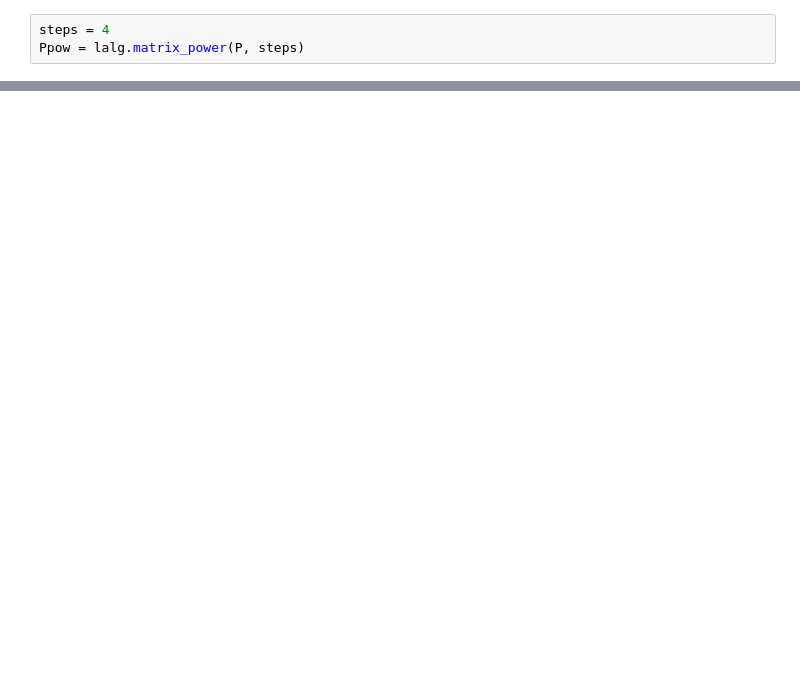
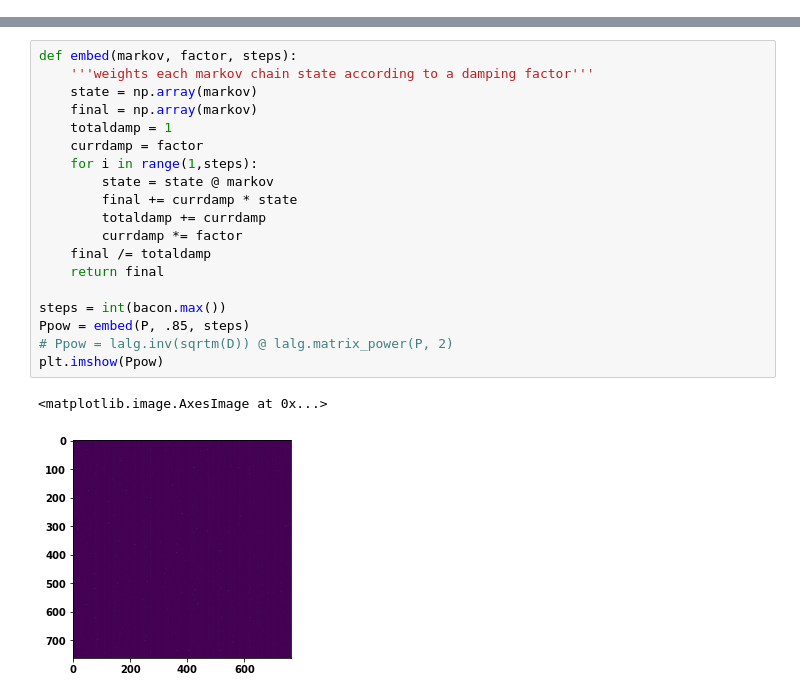
Before and after one commit to jxz12/MyFirstThesis, a Jupyter notebook: code/randomwalk.ipynb, the cells around one changed output, grey strips where cells are left out. Saved outputs shown, nothing was run; the diff lists cells and outputs as text; blank space fills up the shorter version.

```diff
--- a/code/randomwalk.ipynb
+++ b/code/randomwalk.ipynb
@@ -43,3 +19,0 @@ plt.imshow(P)
-# %%
-steps = 4
-Ppow = lalg.matrix_power(P, steps)
@@ -55,0 +124,22 @@ Z = linkage(dist, method='ward')
+# %%
+def embed(markov, factor, steps):
+    '''weights each markov chain state according to a damping factor'''
+    state = np.array(markov)
+    final = np.array(markov)
+    totaldamp = 1
+    currdamp = factor
+    for i in range(1,steps):
+        state = state @ markov
+        final += currdamp * state
+        totaldamp += currdamp
+        currdamp *= factor
+    final /= totaldamp
+    return final
+
+steps = int(bacon.max())
+Ppow = embed(P, .85, steps)
+# Ppow = lalg.inv(sqrtm(D)) @ lalg.matrix_power(P, 2)
+plt.imshow(Ppow)
+# %% [output]
+<matplotlib.image.AxesImage at 0x...>
+[figure, added]
```
Also changed, not shown: parts of 17 cells of this notebook, 4 other files.
